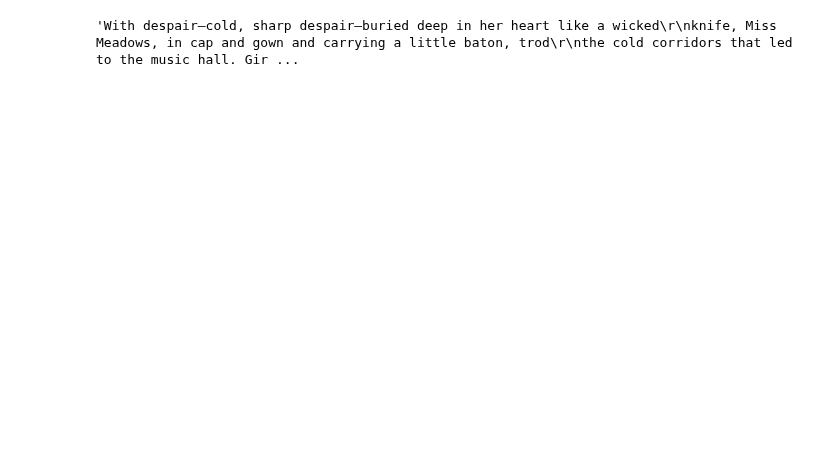
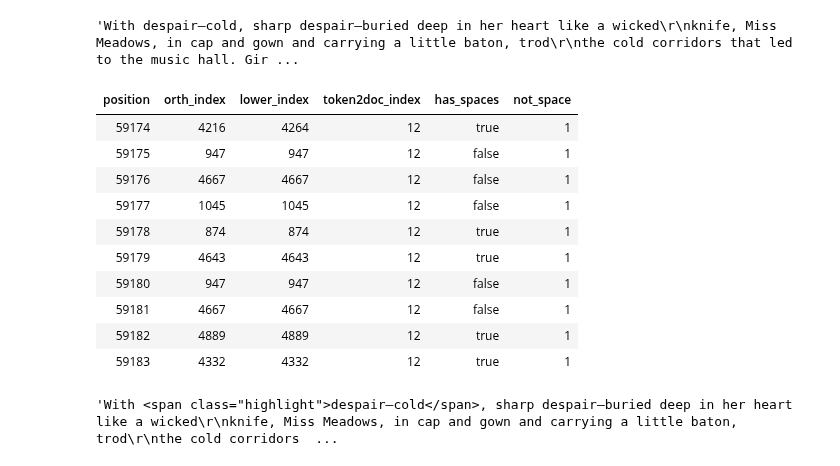
Before and after one commit to polsci/conc, a Jupyter notebook: nbs/api/78_text.ipynb, the cells around one changed output. Drawn from its saved outputs; the diff is of its cells as text; code cells hidden in the pictures; blank space fills up the shorter version.

Commit message:
enable highlighting in text output

```diff
--- a/nbs/api/78_text.ipynb
+++ b/nbs/api/78_text.ipynb
@@ -217,6 +217,26 @@ gardenparty.text(12).display(show_metadata = False, max_tokens = 200)
 gardenparty.text(12).as_string(max_tokens = 50)
 # %% [output]
 'With despair—cold, sharp despair—buried deep in her heart like a wicked\r\nknife, Miss Meadows, in cap and gown and carrying a little baton, trod\r\nthe cold corridors that led to the music hall. Gir ...
+# %%
+#| hide
+gardenparty.text(12).doc_df.head(10).collect()
+# %% [output]
+| position | orth_index | lower_index | token2doc_index | has_spaces | not_space |
+| 59174 | 4216 | 4264 | 12 | true | 1 |
+| 59175 | 947 | 947 | 12 | false | 1 |
+| 59176 | 4667 | 4667 | 12 | false | 1 |
+| 59177 | 1045 | 1045 | 12 | false | 1 |
+| 59178 | 874 | 874 | 12 | true | 1 |
+| 59179 | 4643 | 4643 | 12 | true | 1 |
+| 59180 | 947 | 947 | 12 | false | 1 |
+| 59181 | 4667 | 4667 | 12 | false | 1 |
+| 59182 | 4889 | 4889 | 12 | true | 1 |
+| 59183 | 4332 | 4332 | 12 | true | 1 |
+# %%
+#| hide
+gardenparty.text(12).as_string(highlighted_token_range = (59175, 59177))
+# %% [output]
+'With <span class="highlight">despair—cold</span>, sharp despair—buried deep in her heart like a wicked\r\nknife, Miss Meadows, in cap and gown and carrying a little baton, trod\r\nthe cold corridors  ...
 # %%
 #| hide
 import nbdev; nbdev.nbdev_export()
```
Also changed, not shown: parts of 1 cell of this notebook, 1 other file.
